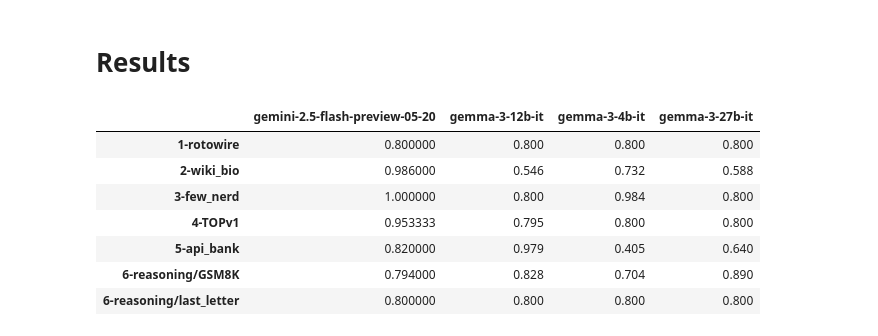
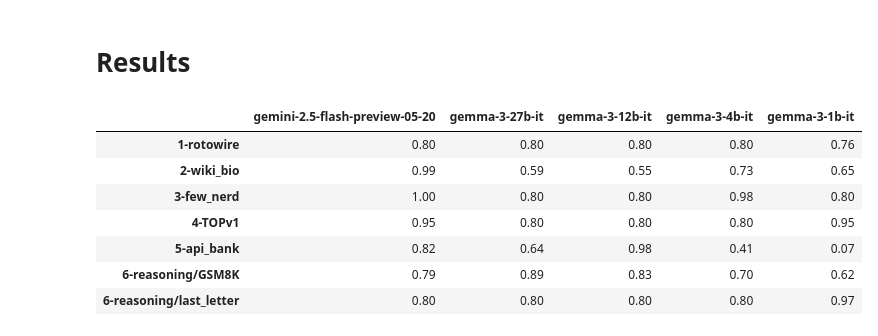
Before and after one commit to matthieudelsart/structured-outputs-benchmark, a Jupyter notebook: notebooks/bench_basis.ipynb, the cells around one changed output. Drawn from its saved outputs; the diff is of its cells as text; code cells hidden in the pictures.

```diff
--- a/notebooks/bench_basis.ipynb
+++ b/notebooks/bench_basis.ipynb
@@ -165,27 +165,33 @@ JSONDecodeError: Expecting property name enclosed in double quotes: line 3 colum
 # %%
 import pandas as pd
 import json
 from pprint import pprint
 
 results = json.load(open("results/bench_results.json"))
 
 reshuffle = {}
 for metric in ["is_valid", "correctness", "compliance"]:
     reshuffle[metric] = {
         model: {
             task: results[model][task][metric]
             for task in results[model]
         }
         for model in results
     }
 
-pd.DataFrame(reshuffle["is_valid"])
+def format_table(metric="is_valid"):
+    df = pd.DataFrame(reshuffle[metric])
+    df = df.loc[:, ["gemini-2.5-flash-preview-05-20", "gemma-3-27b-it", "gemma-3-12b-it", "gemma-3-4b-it", "gemma-3-1b-it"]]
+    return df.style.background_gradient(cmap="RdYlGn", vmin=0.2, vmax=1).format("{:.2f}")
+
+
+format_table("is_valid")
 # %% [output]
-|  | gemini-2.5-flash-preview-05-20 | gemma-3-12b-it | gemma-3-4b-it | gemma-3-27b-it |
-| 1-rotowire | 0.800000 | 0.800 | 0.800 | 0.800 |
-| 2-wiki_bio | 0.986000 | 0.546 | 0.732 | 0.588 |
-| 3-few_nerd | 1.000000 | 0.800 | 0.984 | 0.800 |
-| 4-TOPv1 | 0.953333 | 0.795 | 0.800 | 0.800 |
-| 5-api_bank | 0.820000 | 0.979 | 0.405 | 0.640 |
-| 6-reasoning/GSM8K | 0.794000 | 0.828 | 0.704 | 0.890 |
-| 6-reasoning/last_letter | 0.800000 | 0.800 | 0.800 | 0.800 |
+|  | gemini-2.5-flash-preview-05-20 | gemma-3-27b-it | gemma-3-12b-it | gemma-3-4b-it | gemma-3-1b-it |
+| 1-rotowire | 0.80 | 0.80 | 0.80 | 0.80 | 0.76 |
+| 2-wiki_bio | 0.99 | 0.59 | 0.55 | 0.73 | 0.65 |
+| 3-few_nerd | 1.00 | 0.80 | 0.80 | 0.98 | 0.80 |
+| 4-TOPv1 | 0.95 | 0.80 | 0.80 | 0.80 | 0.95 |
+| 5-api_bank | 0.82 | 0.64 | 0.98 | 0.41 | 0.07 |
+| 6-reasoning/GSM8K | 0.79 | 0.89 | 0.83 | 0.70 | 0.62 |
+| 6-reasoning/last_letter | 0.80 | 0.80 | 0.80 | 0.80 | 0.97 |
```
Also changed, not shown: parts of 4 cells of this notebook, 5 other files.
